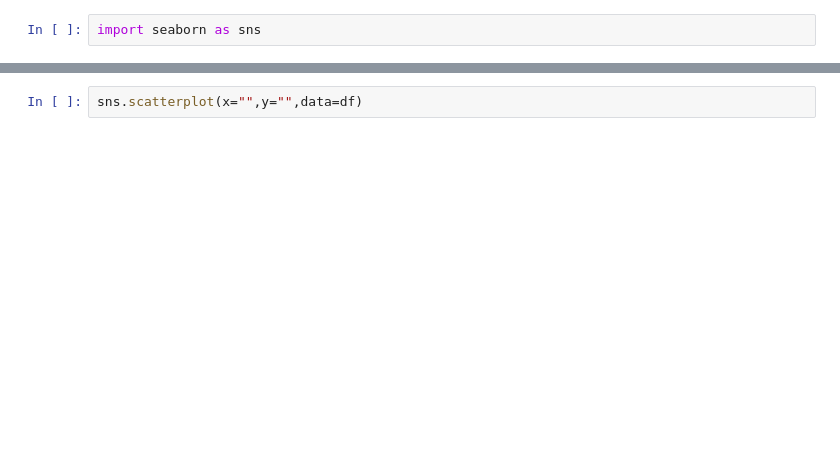
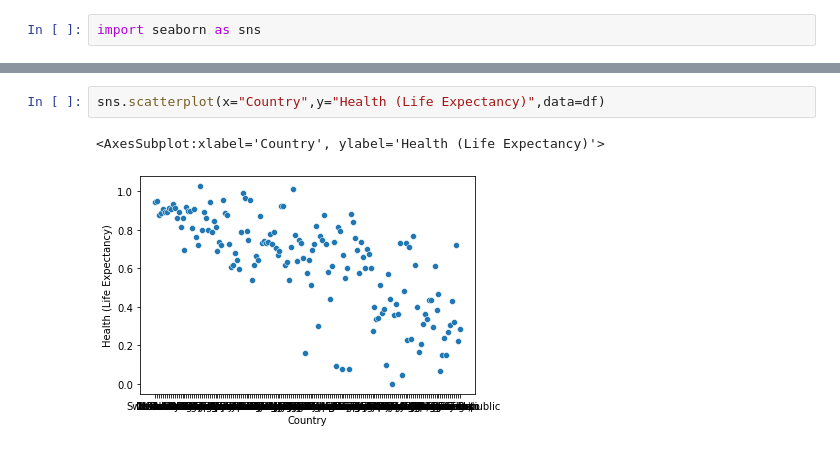
Before and after one commit to Debanti14/Datatrained-Practice_Projects, a Jupyter notebook: P_P1-World Happiness Report.ipynb, the cells around one changed output, grey strips where cells are left out. Saved outputs shown, nothing was run; the diff lists cells and outputs as text; blank space fills up the shorter version.

```diff
--- a/P_P1-World Happiness Report.ipynb
+++ b/P_P1-World Happiness Report.ipynb
@@ -36,2 +109,5 @@ sns.scatterplot(x="",y="",data=df)
 # %%
-sns.scatterplot(x="",y="",data=df)
+sns.scatterplot(x="Country",y="Health (Life Expectancy)",data=df)
+# %% [output]
+<AxesSubplot:xlabel='Country', ylabel='Health (Life Expectancy)'>
+[figure, added]
```
Also changed, not shown: parts of 34 cells of this notebook.
